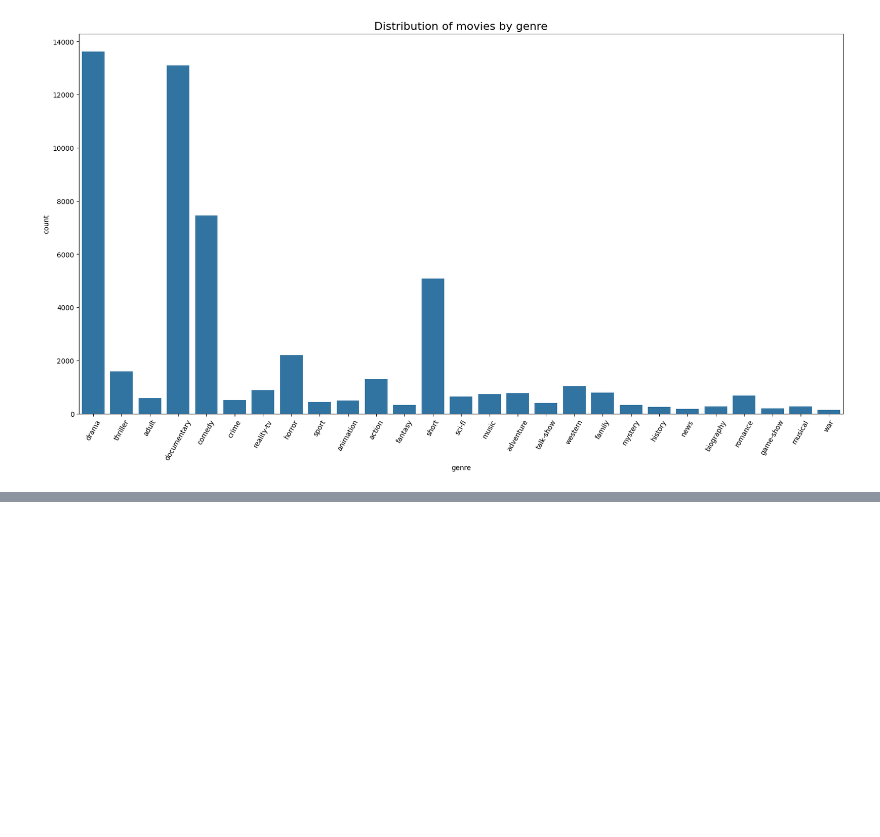
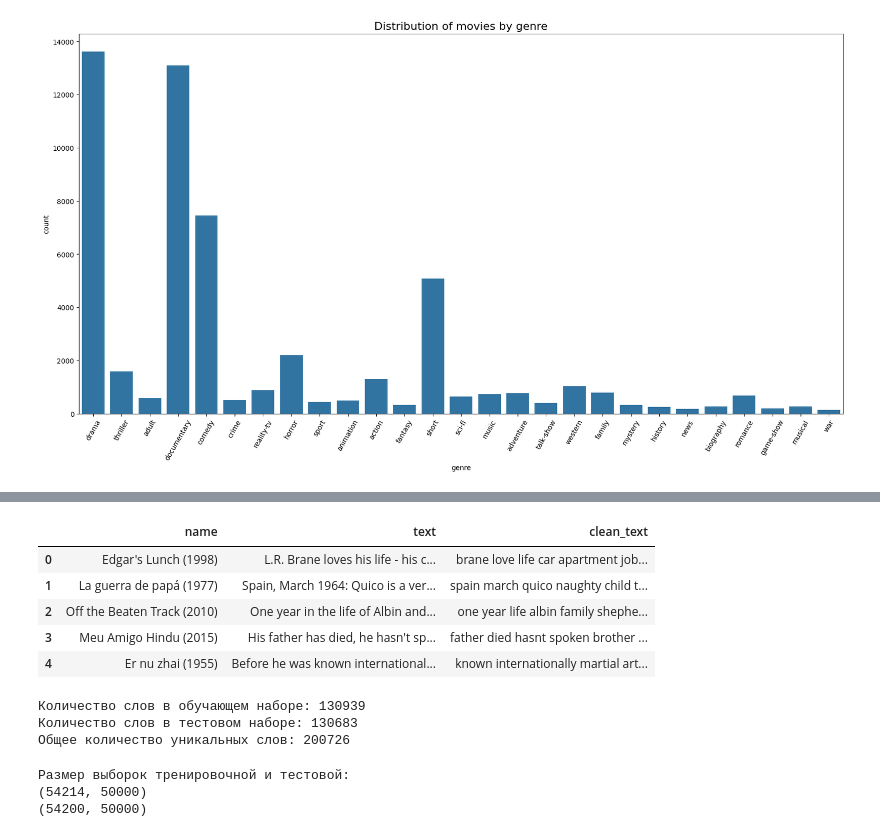
Before and after one commit to vlad9424/recurrent_networks, a Jupyter notebook: rec_net.ipynb, the cells around one changed output, grey strips where cells are left out. Cells and saved outputs as stored; diff of their text form; code cells hidden in the pictures; blank space fills up the shorter version.

```diff
--- a/rec_net.ipynb
+++ b/rec_net.ipynb
@@ -103,0 +140,39 @@ plt.title('Distribution of movies by genre', fontsize=16);
+# %%
+# применим функцию очистки к тестовой выборке
+clean_test = filtered_text(test_data, 'text')
+clean_test.head()
+# %% [output]
+|  | name | text | clean_text |
+| 0 | Edgar's Lunch (1998) | L.R. Brane loves his life - his c... | brane love life car apartment job... |
+| 1 | La guerra de papá (1977) | Spain, March 1964: Quico is a ver... | spain march quico naughty child t... |
+| 2 | Off the Beaten Track (2010) | One year in the life of Albin and... | one year life albin family shephe... |
+| 3 | Meu Amigo Hindu (2015) | His father has died, he hasn't sp... | father died hasnt spoken brother ... |
+| 4 | Er nu zhai (1955) | Before he was known international... | known internationally martial art... |
+# %%
+# Посчитаем количество уникальных слов в каждой выборке и общий размер словаря.
+
+words_train = [word for row in clean_train['clean_text'] for word in row.split(' ')]
+words_test = [word for row in clean_test['clean_text'] for word in row.split(' ')]
+total_voc = set(words_train+words_test)
+print('Количество слов в обучающем наборе: %s' % (len(set(words_train))),
+     'Количество слов в тестовом наборе: %s' % (len(set(words_test))),
+     'Общее количество уникальных слов: %s' % (len(total_voc)), sep='\n')
+# %% [output]
+Количество слов в обучающем наборе: 130939
+Количество слов в тестовом наборе: 130683
+Общее количество уникальных слов: 200726
+# %%
+# Создаст вектор ДЛЯ КАЖДОГО УНИКАЛЬНОГО СЛОВА во всех текстах
+# Возьмет только 50,000 САМЫХ ЧАСТЫХ слов
+vectorizer = TfidfVectorizer(max_features=50000)
+
+
+#  объединяет два столбца вертикально
+vectorizer.fit(pd.concat([clean_train.clean_text, clean_test.clean_text], axis=0))
+train = vectorizer.transform(clean_train.clean_text)
+test = vectorizer.transform(clean_test.clean_text)
+print('Размер выборок тренировочной и тестовой: ', train.shape, test.shape, sep='\n')
+# %% [output]
+Размер выборок тренировочной и тестовой:
+(54214, 50000)
+(54200, 50000)
```
Also changed, not shown: parts of 11 cells of this notebook.
